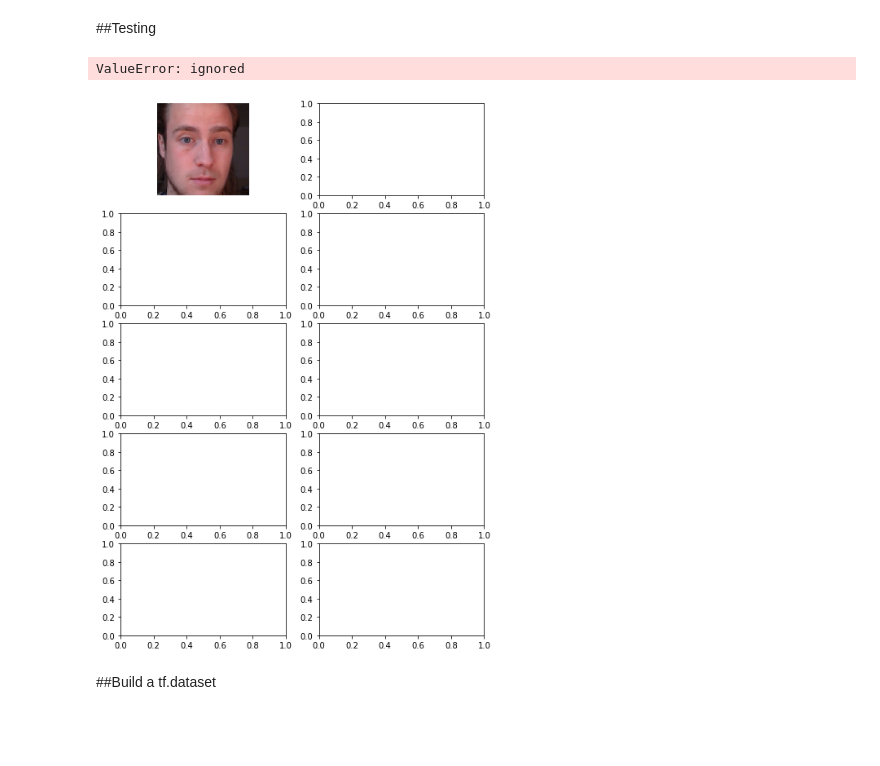
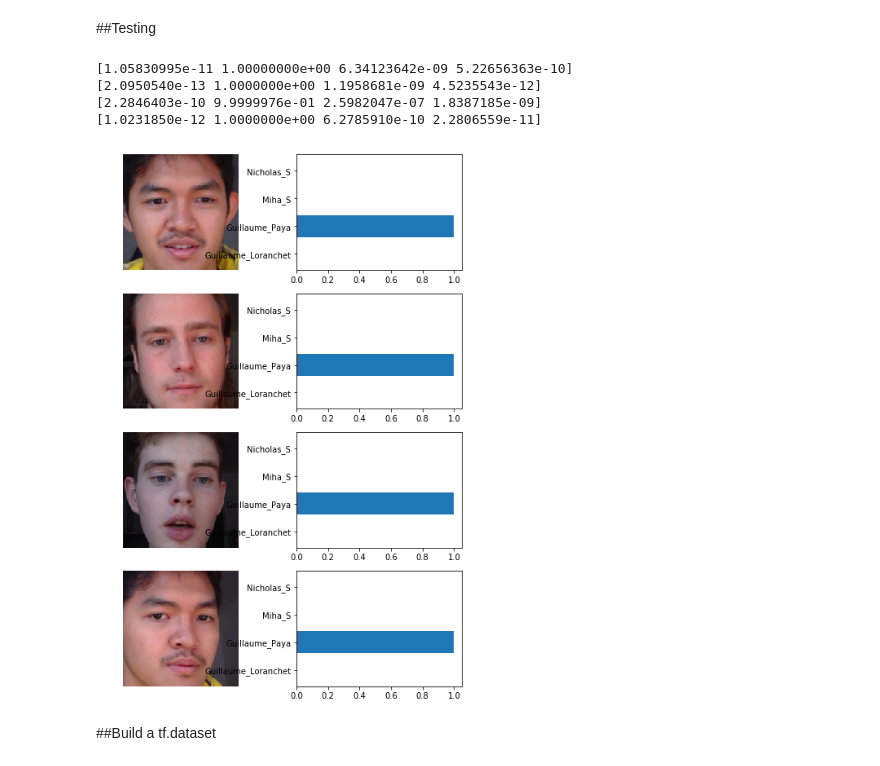
Before and after one commit to Guilli12pm/ML_proj, a Jupyter notebook: project_ML.ipynb, the cells around one changed output. Saved outputs shown, nothing was run; the diff lists cells and outputs as text; code cells hidden in the pictures; blank space fills up the shorter version.

Commit message:
prediction not working

```diff
--- a/project_ML.ipynb
+++ b/project_ML.ipynb
@@ -193,22 +209,6 @@ def dense_model(input_shape, num_classes):
     return model
 
 
-def train_model(model, x, y, x_test, y_test, batch_size=128, epochs=10, file_name=None):
-    """
-    Trains the model on the given data.
-    """
-
-    stop_early = keras.callbacks.EarlyStopping(
-        monitor='val_acc', min_delta=0, patience=2, mode='auto')
-
-    ret = model.fit(x, y, batch_size=batch_size, epochs=epochs,
-        validation_data=(x_test, y_test), shuffle=True, callbacks=[stop_early])
-
-    if file_name:
-        model.save(file_name)
-
-    return ret
-
-model = dense_model(x_train.shape[1:], len(labels))
-model.summary()
-ret = train_model(model, x_train, y_train, x_test, y_test)
+#model = dense_model(x_train.shape[1:], len(labels))
+#model.summary()
+#ret = train_model(model, x_train, y_train, x_test, y_test)
@@ -292,26 +274,32 @@ Epoch 3/10
 # %%
 def predict(model, x, labels, file_name=None):
     y = model.predict(x)
 
     f, ax = plt.subplots(x.shape[0], 2, figsize=(8,12))
-    y_pos = np.arange(10)
+    y_pos = np.arange(len(labels))
 
     for i in range(x.shape[0]):
         ax[i,0].imshow(x[i,:,:,:])
         ax[i,0].axis('off')
         ax[i,1].barh(y_pos, y[i,:],align='center')
         ax[i,1].set_yticks(y_pos)
         ax[i,1].set_yticklabels(labels)
+        print(y[i,:])
 
     if file_name:
         plt.savefig(file_name)
     else:
         plt.show()
 
-predict(model, x_test[3:8,:,:,:], labels)
+import random
+i = random.randint(1,75)
+predict(model, x_test[i:i+4,:,:,:], labels)
 # %% [output]
-ValueError: ignored
+[1.05830995e-11 1.00000000e+00 6.34123642e-09 5.22656363e-10]
+[2.0950540e-13 1.0000000e+00 1.1958681e-09 4.5235543e-12]
+[2.2846403e-10 9.9999976e-01 2.5982047e-07 1.8387185e-09]
+[1.0231850e-12 1.0000000e+00 6.2785910e-10 2.2806559e-11]
-[figure, old version]
+[figure, new version]
 # %% [markdown]
 ##Build a tf.dataset
 # %%
```
Also changed, not shown: parts of 9 cells of this notebook.
